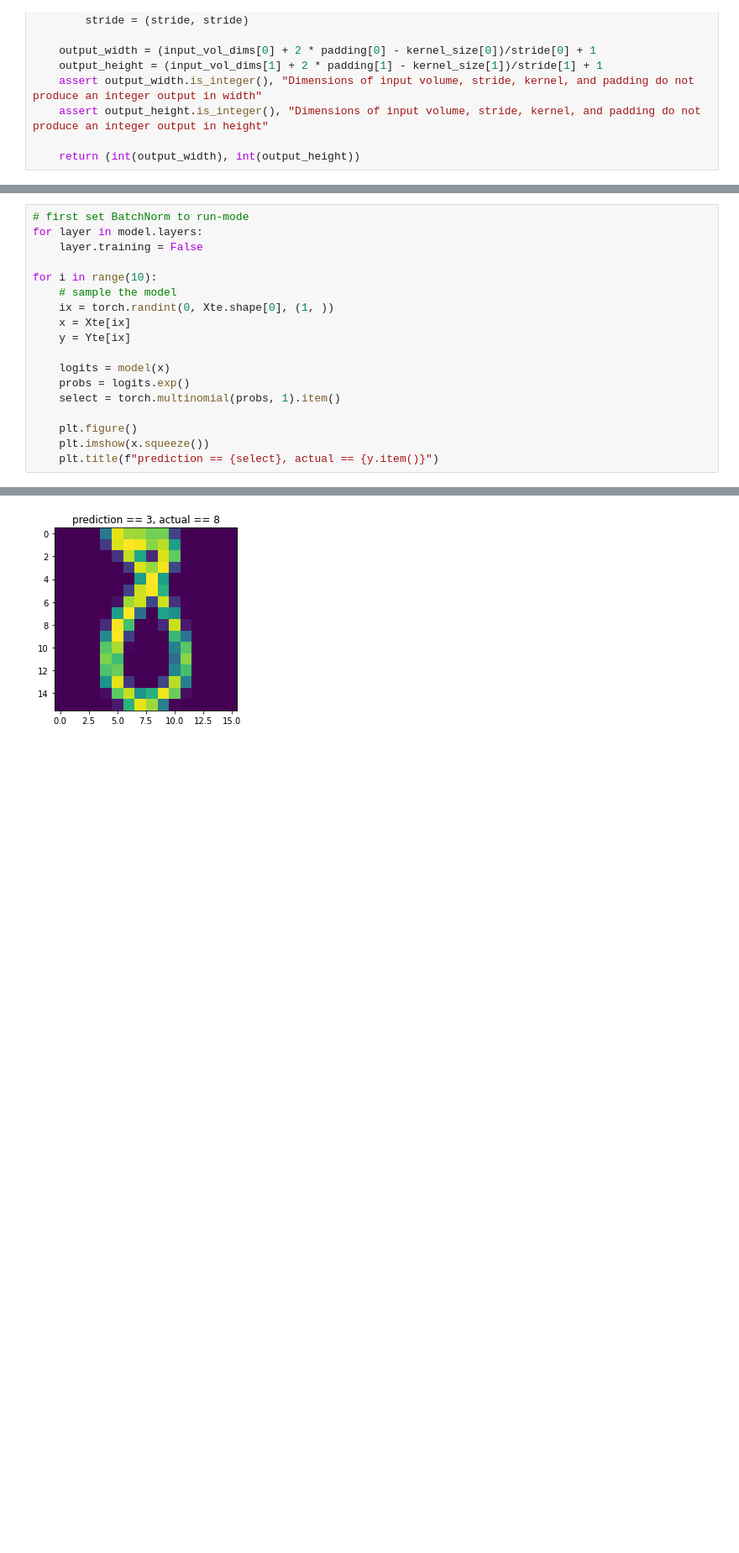
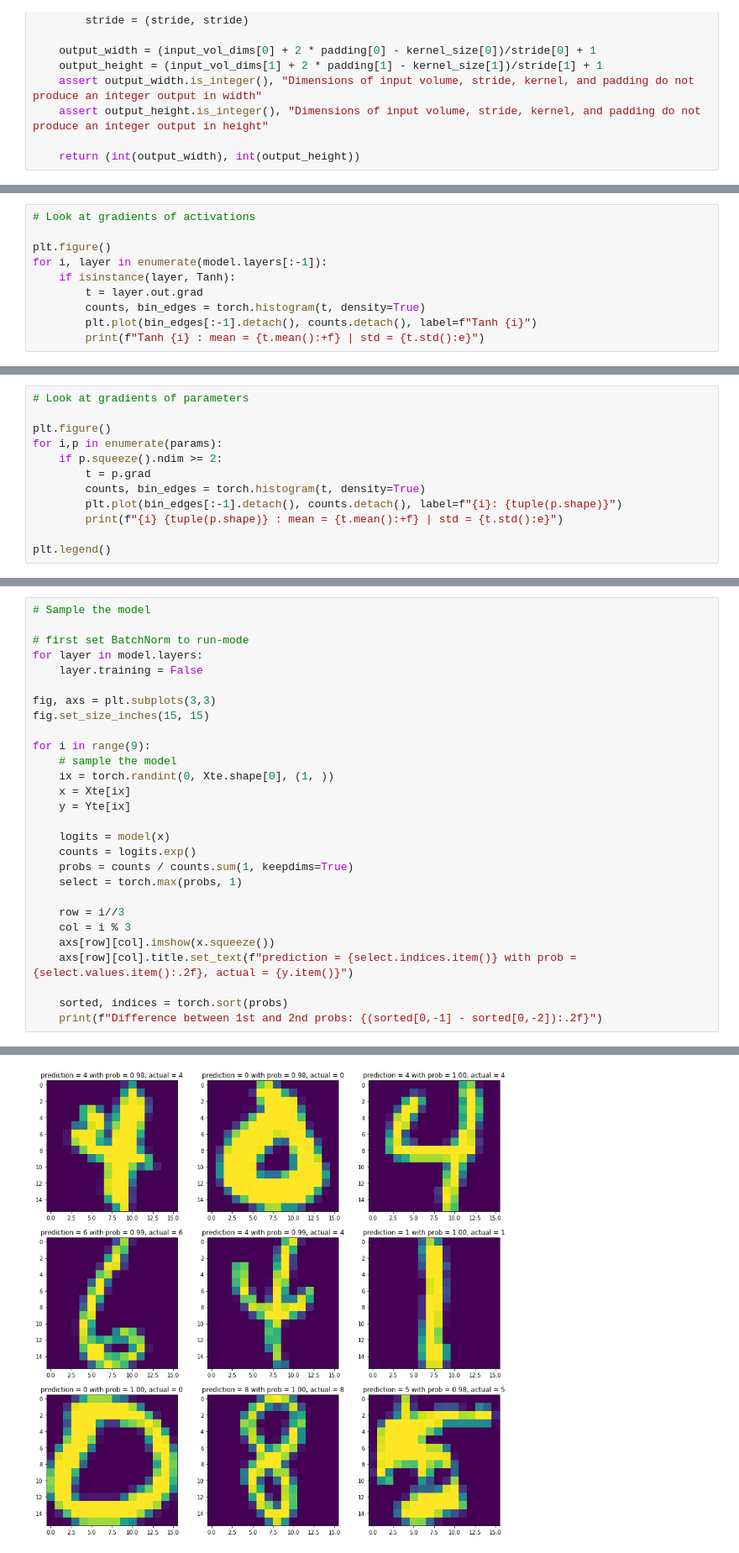
Before and after one commit to mpchang/LeNet_replication, a Jupyter notebook: lenet.ipynb, the cells around one changed output, grey strips where cells are left out. Shown at 84% size. Saved outputs shown, nothing was run; the diff lists cells and outputs as text; blank space fills up the shorter version.

Commit message:
Add diagnostic code, and code to look at rejection and error rates

```diff
--- a/lenet.ipynb
+++ b/lenet.ipynb
@@ -526,0 +554,10 @@ plt.plot(np.log10(losses))
+# %%
+# Look at gradients of activations
+
+plt.figure()
+for i, layer in enumerate(model.layers[:-1]):
+    if isinstance(layer, Tanh):
+        t = layer.out.grad
+        counts, bin_edges = torch.histogram(t, density=True)
+        plt.plot(bin_edges[:-1].detach(), counts.detach(), label=f"Tanh {i}")
+        print(f"Tanh {i} : mean = {t.mean():+f} | std = {t.std():e}")
@@ -526,0 +569,12 @@ plt.plot(np.log10(losses))
+# %%
+# Look at gradients of parameters
+
+plt.figure()
+for i,p in enumerate(params):
+    if p.squeeze().ndim >= 2:
+        t = p.grad
+        counts, bin_edges = torch.histogram(t, density=True)
+        plt.plot(bin_edges[:-1].detach(), counts.detach(), label=f"{i}: {tuple(p.shape)}")
+        print(f"{i} {tuple(p.shape)} : mean = {t.mean():+f} | std = {t.std():e}")
+
+plt.legend()
@@ -551,19 +669,29 @@ Test Loss = 0.1335938423871994
 # %%
+# Sample the model
+
 # first set BatchNorm to run-mode
 for layer in model.layers:
     layer.training = False
 
-for i in range(10):
+fig, axs = plt.subplots(3,3)
+fig.set_size_inches(15, 15)
+
+for i in range(9):
     # sample the model
     ix = torch.randint(0, Xte.shape[0], (1, ))
     x = Xte[ix]
     y = Yte[ix]
 
     logits = model(x)
-    probs = logits.exp()
-    select = torch.multinomial(probs, 1).item()
+    counts = logits.exp()
+    probs = counts / counts.sum(1, keepdims=True)
+    select = torch.max(probs, 1)
 
-    plt.figure()
-    plt.imshow(x.squeeze())
-    plt.title(f"prediction == {select}, actual == {y.item()}")
+    row = i//3
+    col = i % 3
+    axs[row][col].imshow(x.squeeze())
+    axs[row][col].title.set_text(f"prediction = {select.indices.item()} with prob = {select.values.item():.2f}, actual = {y.item()}")
+
+    sorted, indices = torch.sort(probs)
+    print(f"Difference between 1st and 2nd probs: {(sorted[0,-1] - sorted[0,-2]):.2f}")
 # %% [output]
@@ -570 +707 @@ for i in range(10):
-[figure, old version]
+[figure, new version]
```
Also changed, not shown: parts of 11 cells of this notebook.
